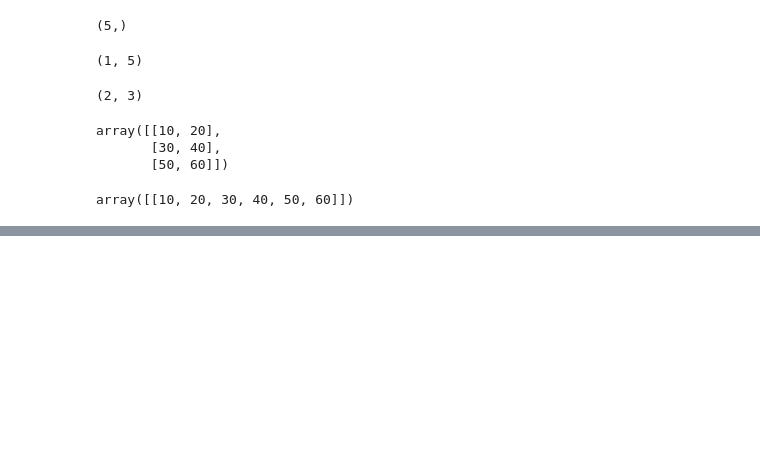
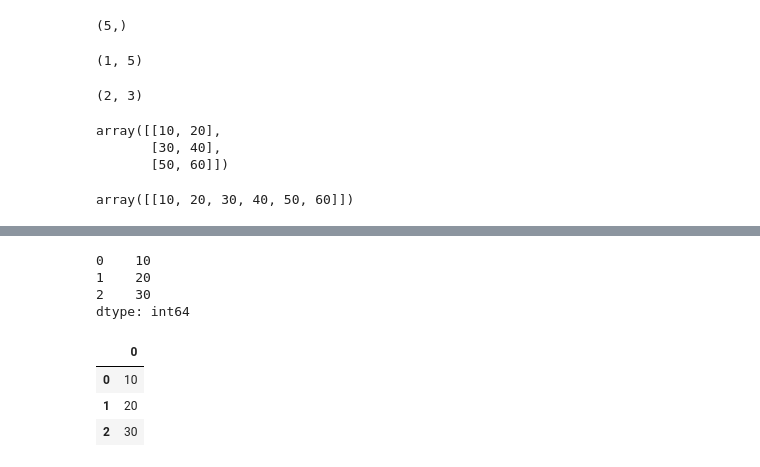
Before and after one commit to pakarthikstudent/MLOps_Dec-, a Jupyter notebook: DAY1/DE-MLOPs-1.ipynb, the cells around one changed output, grey strips where cells are left out. Drawn from its saved outputs; the diff is of its cells as text; code cells hidden in the pictures; blank space fills up the shorter version.

```diff
--- a/DAY1/DE-MLOPs-1.ipynb
+++ b/DAY1/DE-MLOPs-1.ipynb
@@ -317,0 +872,15 @@ array([[10, 20, 30, 40, 50, 60]])
+# %%
+import pandas as pd
+pd.Series([10,20,30])
+# %% [output]
+0    10
+1    20
+2    30
+dtype: int64
+# %%
+pd.DataFrame([10,20,30])
+# %% [output]
+|  | 0 |
+| 0 | 10 |
+| 1 | 20 |
+| 2 | 30 |
```
Also changed, not shown: parts of 81 cells of this notebook.
